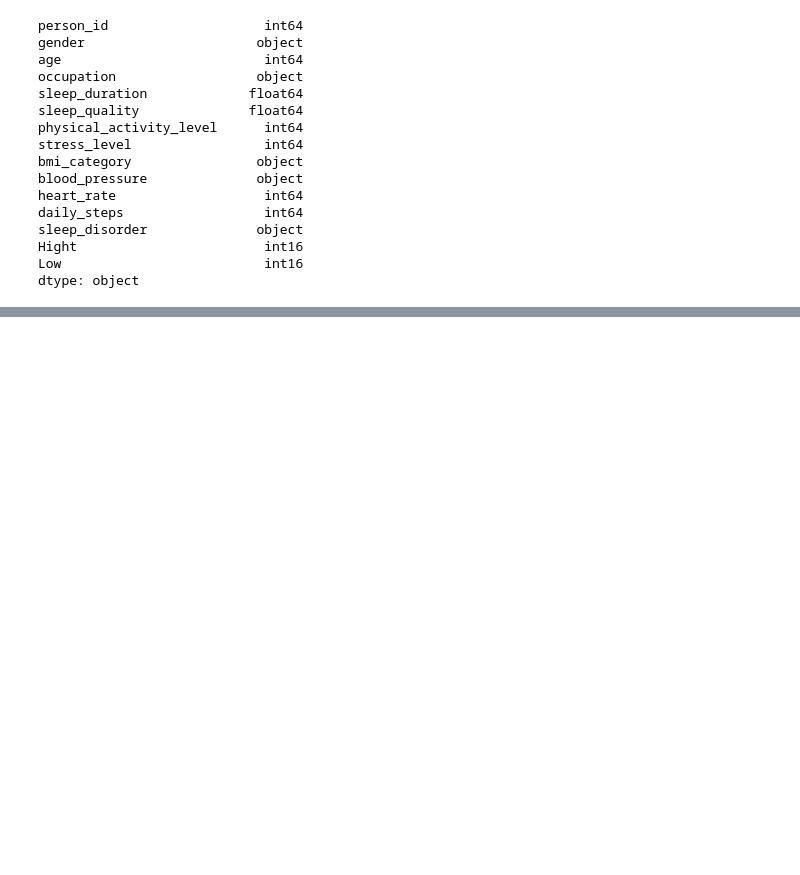
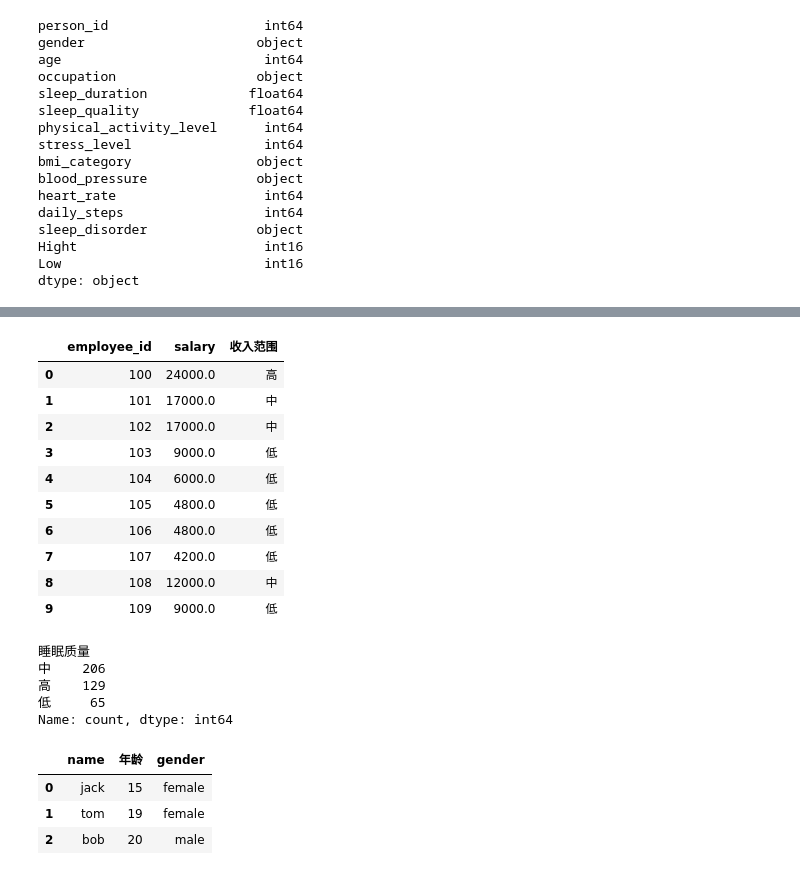
Before and after one commit to like521yz/Data_Analysis, a Jupyter notebook: 4.数据分析.ipynb, the cells around one changed output, grey strips where cells are left out. Drawn from its saved outputs; the diff is of its cells as text; code cells hidden in the pictures; blank space fills up the shorter version.

```diff
--- a/4.数据分析.ipynb
+++ b/4.数据分析.ipynb
@@ -331,0 +349,50 @@ dtype: object
+# %%
+df = data.head(10)[['employee_id','salary']]
+pd.cut(df['salary'],bins=2)#bins = n 分成n段区间
+pd.cut(df['salary'],bins=2).value_counts()
+# 自定义区间
+pd.cut(df['salary'],bins=[0,10000,20000,30000]).value_counts()
+df['收入范围'] = pd.cut(df['salary'],bins=[0,10000,20000,30000],labels=['低','中','高'])
+df
+# %% [output]
+|  | employee_id | salary | 收入范围 |
+| 0 | 100 | 24000.0 | 高 |
+| 1 | 101 | 17000.0 | 中 |
+| 2 | 102 | 17000.0 | 中 |
+| 3 | 103 | 9000.0 | 低 |
+| 4 | 104 | 6000.0 | 低 |
+| 5 | 105 | 4800.0 | 低 |
+| 6 | 106 | 4800.0 | 低 |
+| 7 | 107 | 4200.0 | 低 |
+| 8 | 108 | 12000.0 | 中 |
+| 9 | 109 | 9000.0 | 低 |
+# %%
+
+# 睡眠数据
+import pandas as pd
+data = pd.read_csv('data/sleep.csv')
+df = data.head(10)[['person_id','sleep_quality']]
+data['睡眠质量'] = pd.cut(data['sleep_quality'],bins=3,labels=['低','中','高'])
+data['睡眠质量'].value_counts()
+# %% [output]
+睡眠质量
+中    206
+高    129
+低     65
+Name: count, dtype: int64
+# %%
+data = pd.DataFrame({
+    'name':['jack','tom','bob'],
+    'age':['15','19','20'],
+    'gender':['female','female','male']
+})
+#data.set_index('name',inplace=False)
+#data.reset_index()
+# 修改列名
+data1 = data.rename(columns={"age":"年龄"})# 生成一个新的dataframe
+data1
+# %% [output]
+|  | name | 年龄 | gender |
+| 0 | jack | 15 | female |
+| 1 | tom | 19 | female |
+| 2 | bob | 20 | male |
```
Also changed, not shown: parts of 1 cell of this notebook, 1 other file.
